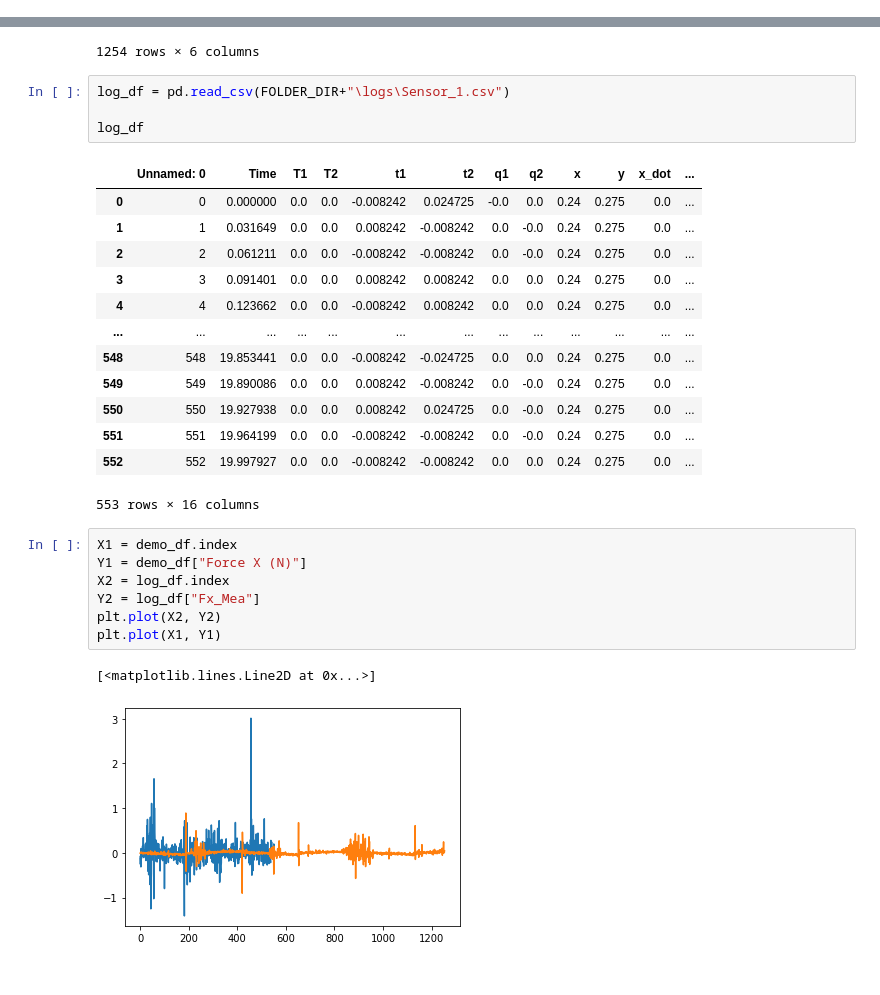
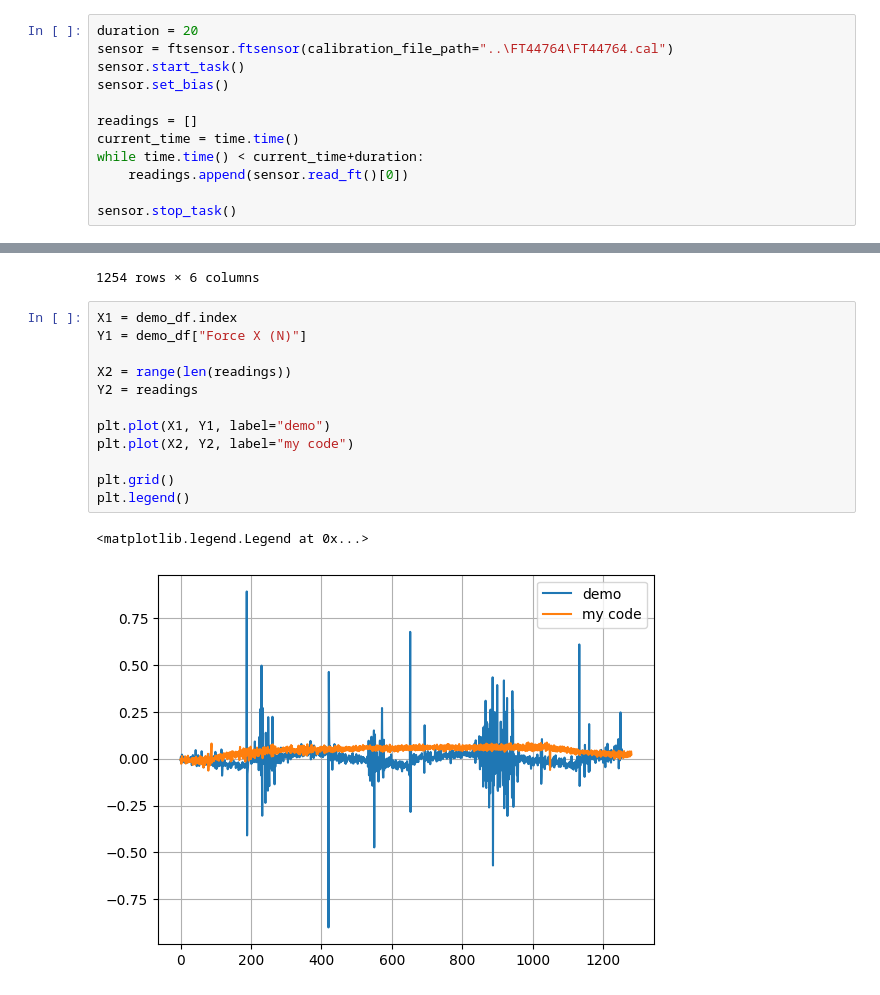
Before and after one commit to AndyBestIsBored/Desktop_Rehab, a Jupyter notebook: Sensor Testing/python_against_demo.ipynb, the cells around one changed output, grey strips where cells are left out. Cells and saved outputs as stored; diff of their text form.

```diff
--- a/Sensor Testing/python_against_demo.ipynb
+++ b/Sensor Testing/python_against_demo.ipynb
@@ -5,0 +10,12 @@ import os
+# %%
+duration = 20
+sensor = ftsensor.ftsensor(calibration_file_path="..\FT44764\FT44764.cal")
+sensor.start_task()
+sensor.set_bias()
+
+readings = []
+current_time = time.time()
+while time.time() < current_time+duration:
+    readings.append(sensor.read_ft()[0])
+
+sensor.stop_task()
@@ -25,31 +45,18 @@ demo_df
 | 1252 | 0.003734 | -0.036587 | -0.013362 | 0.000408 | -0.002014 | 0.000313 |
 | 1253 | 0.047928 | -0.045520 | 0.015017 | 0.000893 | 0.000135 | 0.001184 |
 1254 rows × 6 columns
-# %%
-log_df = pd.read_csv(FOLDER_DIR+"\logs\Sensor_1.csv")
-
-log_df
-# %% [output]
-|  | Unnamed: 0 | Time | T1 | T2 | t1 | t2 | q1 | q2 | x | y | x_dot | ... |
-| 0 | 0 | 0.000000 | 0.0 | 0.0 | -0.008242 | 0.024725 | -0.0 | 0.0 | 0.24 | 0.275 | 0.0 | ... |
-| 1 | 1 | 0.031649 | 0.0 | 0.0 | 0.008242 | -0.008242 | 0.0 | -0.0 | 0.24 | 0.275 | 0.0 | ... |
-| 2 | 2 | 0.061211 | 0.0 | 0.0 | -0.008242 | -0.008242 | 0.0 | -0.0 | 0.24 | 0.275 | 0.0 | ... |
-| 3 | 3 | 0.091401 | 0.0 | 0.0 | 0.008242 | 0.008242 | 0.0 | 0.0 | 0.24 | 0.275 | 0.0 | ... |
-| 4 | 4 | 0.123662 | 0.0 | 0.0 | -0.008242 | 0.008242 | 0.0 | 0.0 | 0.24 | 0.275 | 0.0 | ... |
-| ... | ... | ... | ... | ... | ... | ... | ... | ... | ... | ... | ... | ... |
-| 548 | 548 | 19.853441 | 0.0 | 0.0 | -0.008242 | -0.024725 | 0.0 | 0.0 | 0.24 | 0.275 | 0.0 | ... |
-| 549 | 549 | 19.890086 | 0.0 | 0.0 | 0.008242 | -0.008242 | 0.0 | -0.0 | 0.24 | 0.275 | 0.0 | ... |
-| 550 | 550 | 19.927938 | 0.0 | 0.0 | 0.008242 | 0.024725 | 0.0 | -0.0 | 0.24 | 0.275 | 0.0 | ... |
-| 551 | 551 | 19.964199 | 0.0 | 0.0 | -0.008242 | -0.008242 | 0.0 | -0.0 | 0.24 | 0.275 | 0.0 | ... |
-| 552 | 552 | 19.997927 | 0.0 | 0.0 | -0.008242 | -0.008242 | 0.0 | 0.0 | 0.24 | 0.275 | 0.0 | ... |
-553 rows × 16 columns
 # %%
 X1 = demo_df.index
 Y1 = demo_df["Force X (N)"]
-X2 = log_df.index
-Y2 = log_df["Fx_Mea"]
-plt.plot(X2, Y2)
-plt.plot(X1, Y1)
+
+X2 = range(len(readings))
+Y2 = readings
+
+plt.plot(X1, Y1, label="demo")
+plt.plot(X2, Y2, label="my code")
+
+plt.grid()
+plt.legend()
 # %% [output]
-[<matplotlib.lines.Line2D at 0x...>]
+<matplotlib.legend.Legend at 0x...>
-[figure, old version]
+[figure, new version]
```
Also changed, not shown: parts of 2 cells of this notebook, 8 other files.
